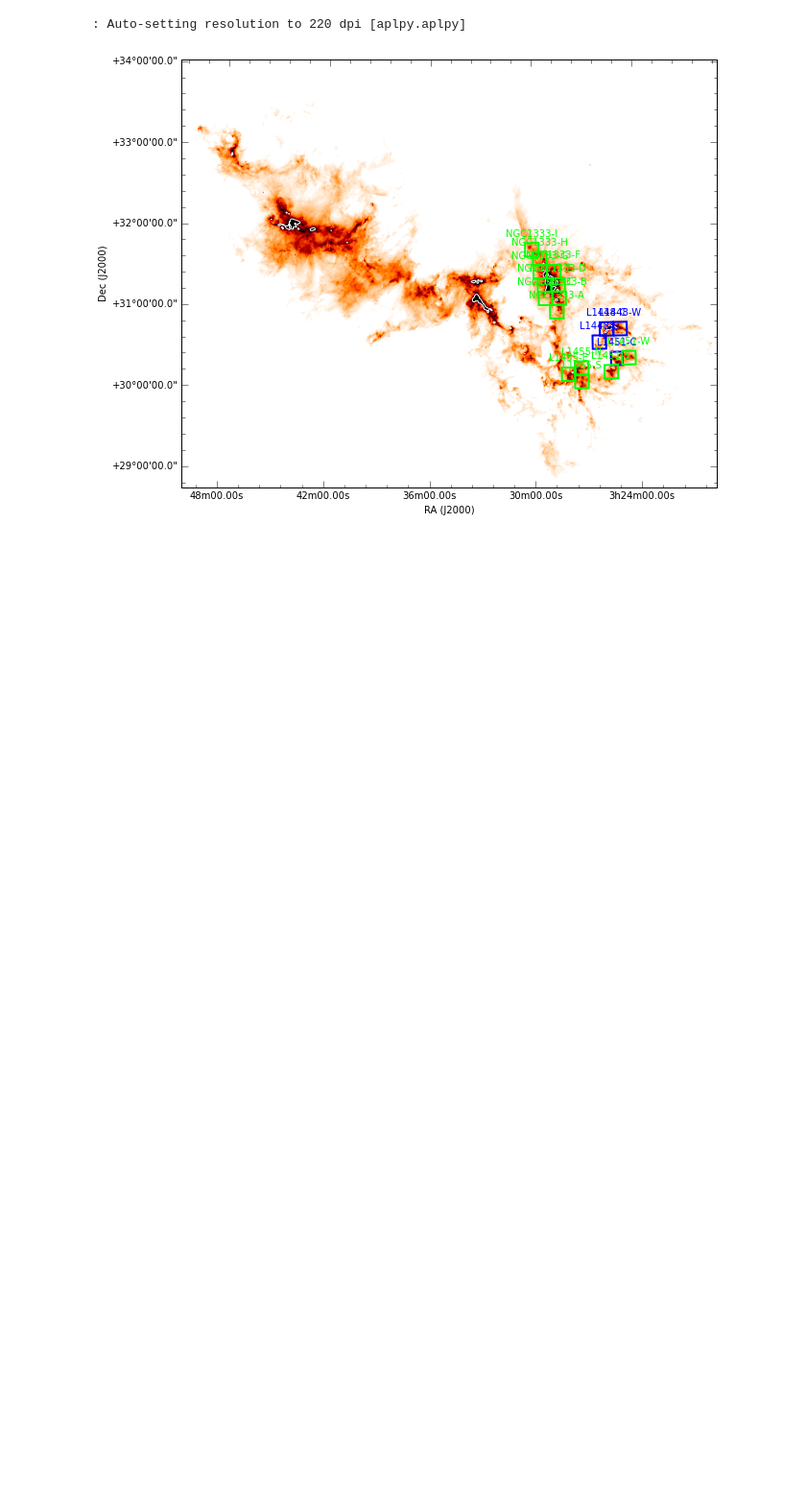
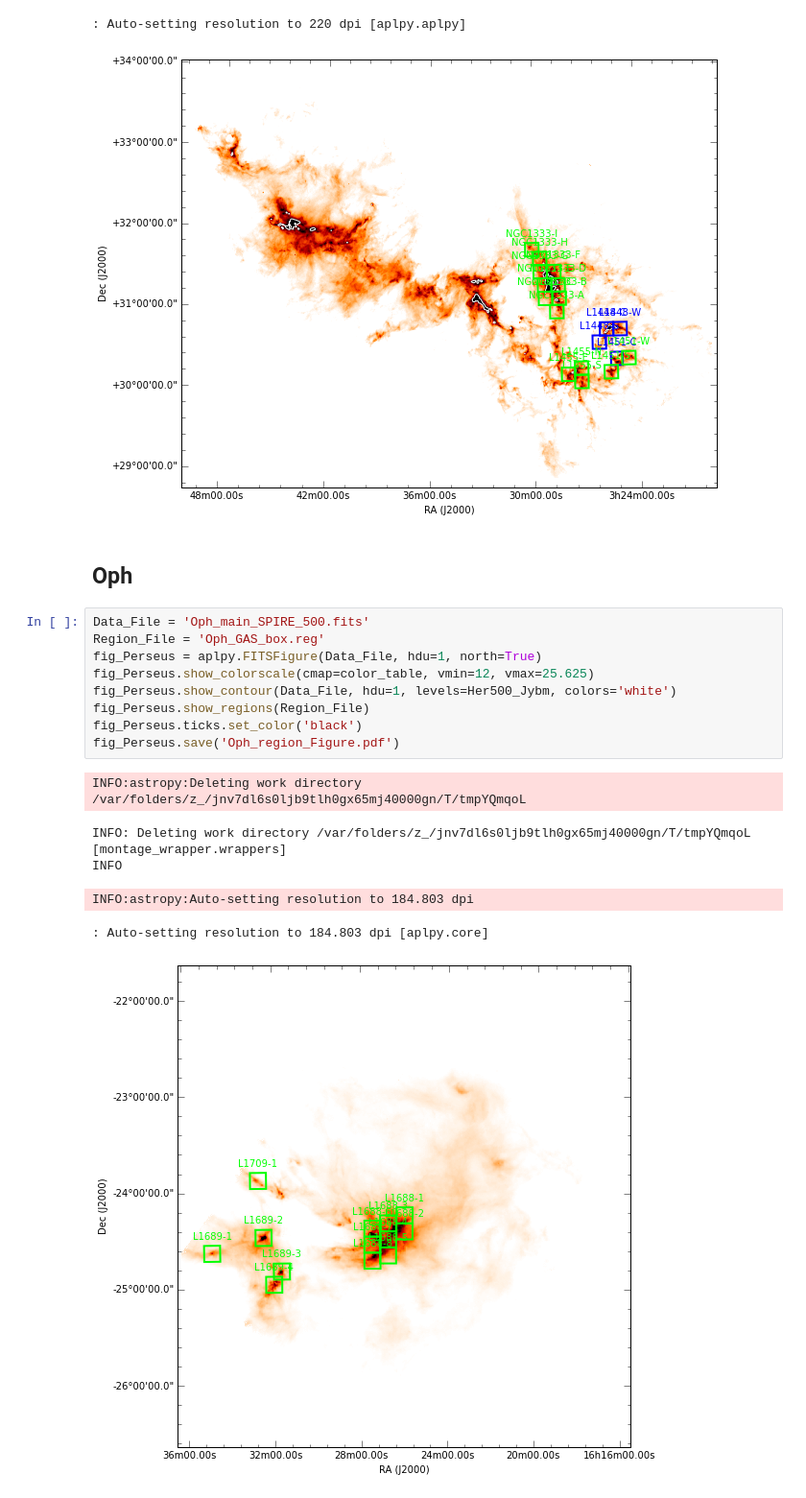
Before and after one commit to GBTAmmoniaSurvey/GAS, a Jupyter notebook: ds9_region_files/GAS_regions_figures.ipynb, the cells around one changed output. Shown at 96% size. Saved outputs shown, nothing was run; the diff lists cells and outputs as text; blank space fills up the shorter version.

```diff
--- a/ds9_region_files/GAS_regions_figures.ipynb
+++ b/ds9_region_files/GAS_regions_figures.ipynb
@@ -54,3 +44,21 @@ INFO
 INFO:astropy:Auto-setting resolution to 220 dpi
 : Auto-setting resolution to 220 dpi [aplpy.aplpy]
 [figure]
+# %% [markdown]
+## Oph
+# %%
+Data_File = 'Oph_main_SPIRE_500.fits'
+Region_File = 'Oph_GAS_box.reg'
+fig_Perseus = aplpy.FITSFigure(Data_File, hdu=1, north=True)
+fig_Perseus.show_colorscale(cmap=color_table, vmin=12, vmax=25.625)
+fig_Perseus.show_contour(Data_File, hdu=1, levels=Her500_Jybm, colors='white')
+fig_Perseus.show_regions(Region_File)
+fig_Perseus.ticks.set_color('black')
+fig_Perseus.save('Oph_region_Figure.pdf')
+# %% [output]
+INFO:astropy:Deleting work directory /var/folders/z_/jnv7dl6s0ljb9tlh0gx65mj40000gn/T/tmpYQmqoL
+INFO: Deleting work directory /var/folders/z_/jnv7dl6s0ljb9tlh0gx65mj40000gn/T/tmpYQmqoL [montage_wrapper.wrappers]
+INFO
+INFO:astropy:Auto-setting resolution to 184.803 dpi
+: Auto-setting resolution to 184.803 dpi [aplpy.core]
+[figure, added]
```
Also changed, not shown: parts of 1 cell of this notebook, 2 other files.
